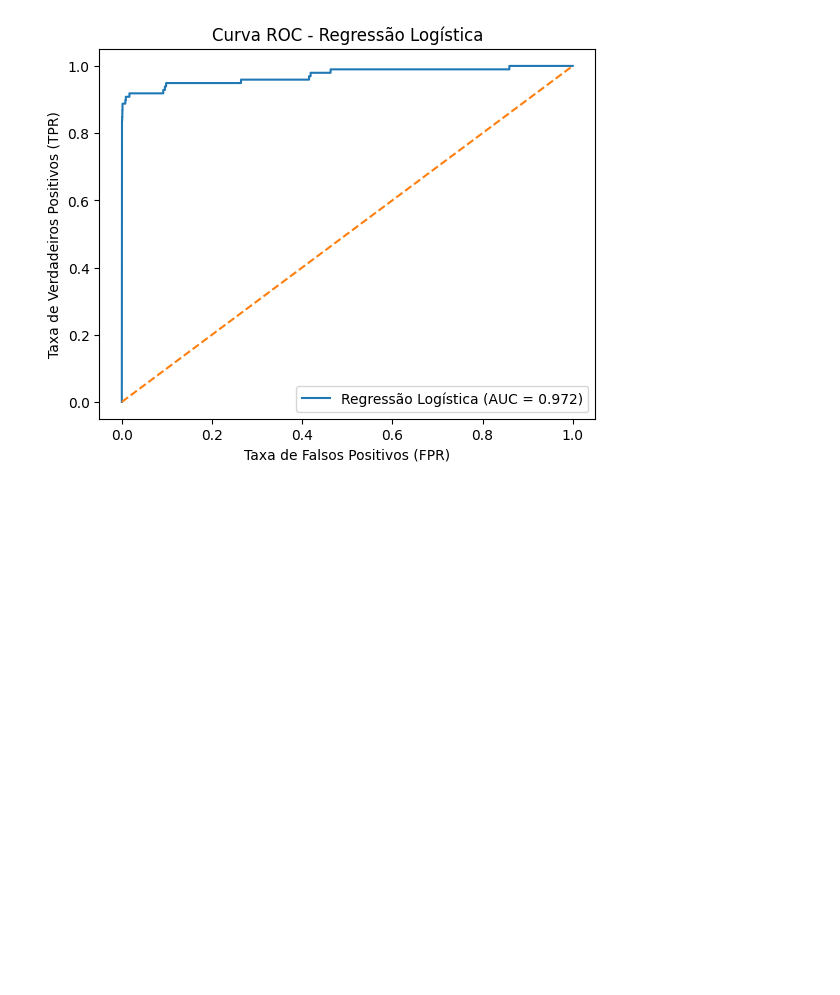
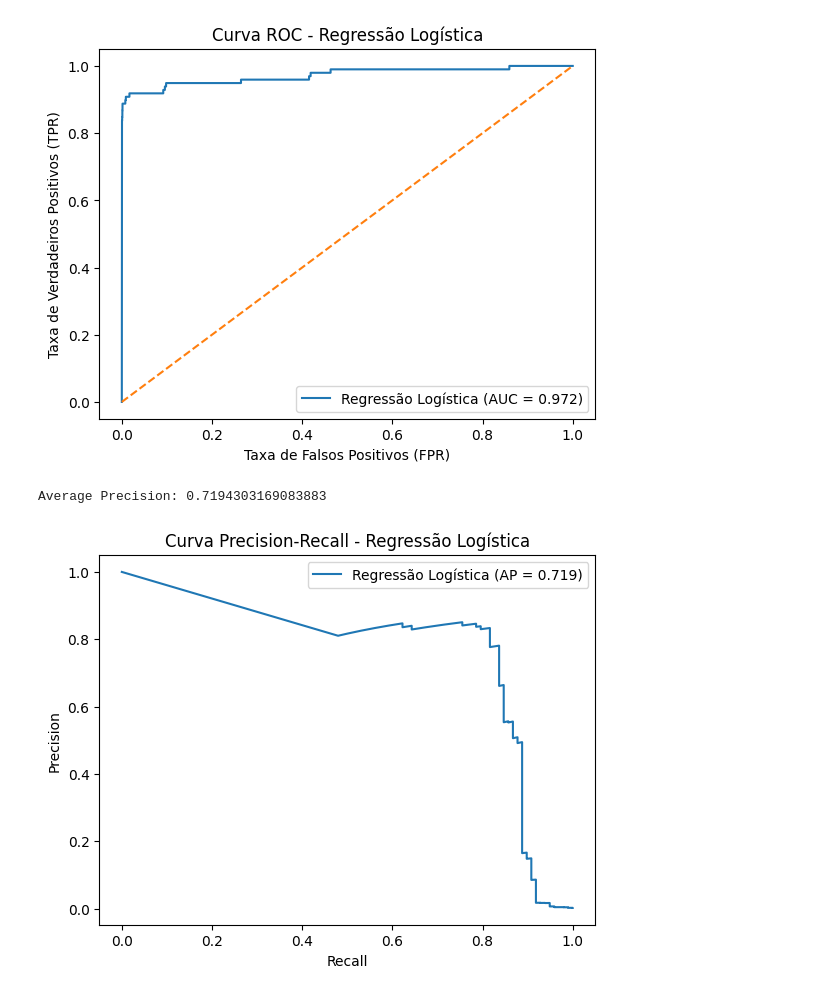
Before and after one commit to nathanbarbosatx/deteccao-fraude-cartao, a Jupyter notebook: fraude_cartao.ipynb, the cells around one changed output. Cells and saved outputs as stored; diff of their text form; code cells hidden in the pictures; blank space fills up the shorter version.

Commit message:
feat: curva Precision-Recall(teste de modelo)

```diff
--- a/fraude_cartao.ipynb
+++ b/fraude_cartao.ipynb
@@ -270,3 +270,30 @@ plt.legend()
 plt.show()
 # %% [output]
 [figure]
+# %%
+from sklearn.metrics import precision_recall_curve, average_precision_score
+
+precision, recall, thresholds_pr = precision_recall_curve(
+    y_test,
+    y_prob_lr
+)
+
+ap_lr = average_precision_score(y_test, y_prob_lr)
+
+print("Average Precision:", ap_lr)
+# %% [output]
+Average Precision: 0.7194303169083883
+# %%
+plt.plot(
+    recall,
+    precision,
+    label=f"Regressão Logística (AP = {ap_lr:.3f})"
+)
+
+plt.xlabel("Recall")
+plt.ylabel("Precision")
+plt.title("Curva Precision-Recall - Regressão Logística")
+plt.legend()
+plt.show()
+# %% [output]
+[figure, added]
```
